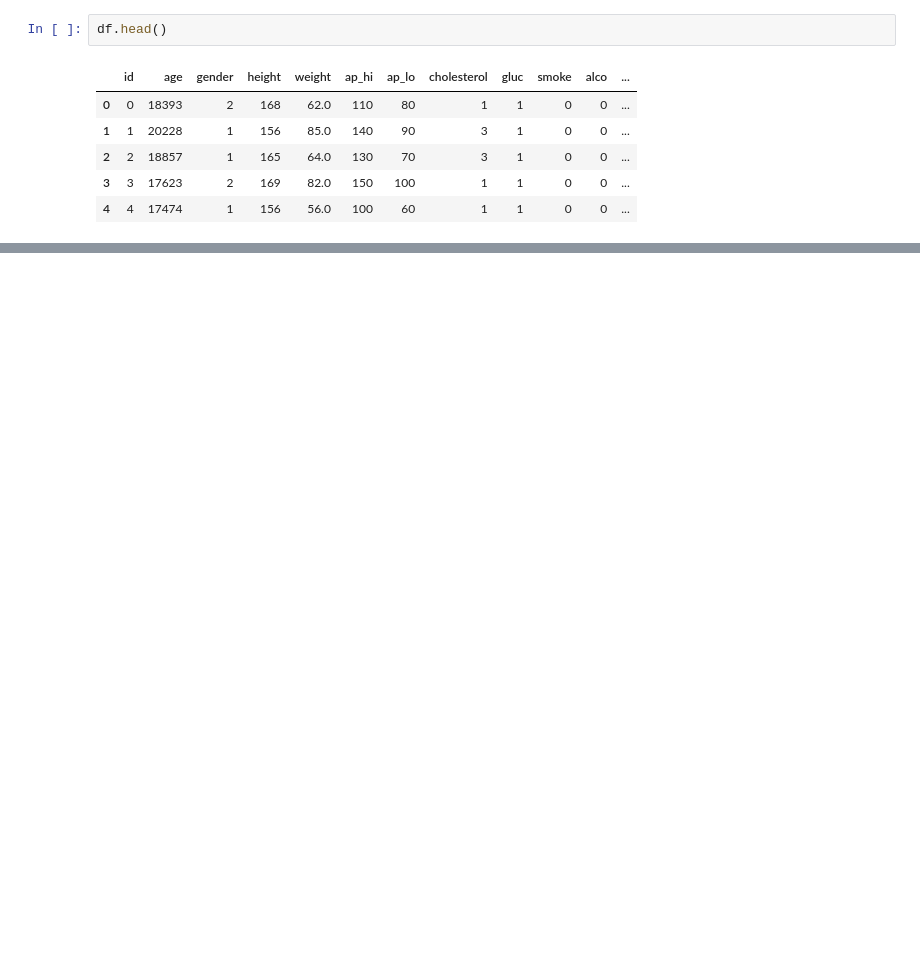
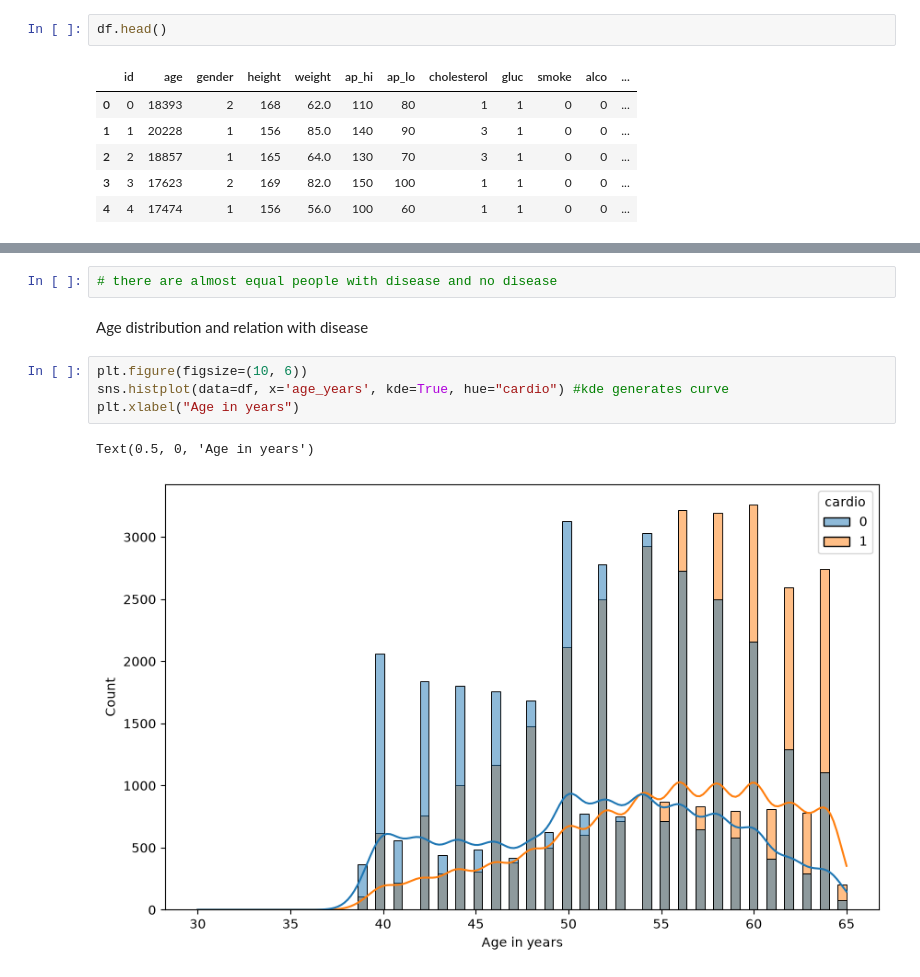
Before and after one commit to Bhavy-Kakaniya/Data-Science, a Jupyter notebook: Project/Cardio.ipynb, the cells around one changed output, grey strips where cells are left out. Drawn from its saved outputs; the diff is of its cells as text; blank space fills up the shorter version.

```diff
--- a/Project/Cardio.ipynb
+++ b/Project/Cardio.ipynb
@@ -148,0 +118,11 @@ plt.bar(df['gender'].head(100), df['smoke'].head(100))
+# %%
+# there are almost equal people with disease and no disease
+# %% [markdown]
+Age distribution and relation with disease
+# %%
+plt.figure(figsize=(10, 6))
+sns.histplot(data=df, x='age_years', kde=True, hue="cardio") #kde generates curve
+plt.xlabel("Age in years")
+# %% [output]
+Text(0.5, 0, 'Age in years')
+[figure, added]
```
Also changed, not shown: parts of 43 cells of this notebook.
